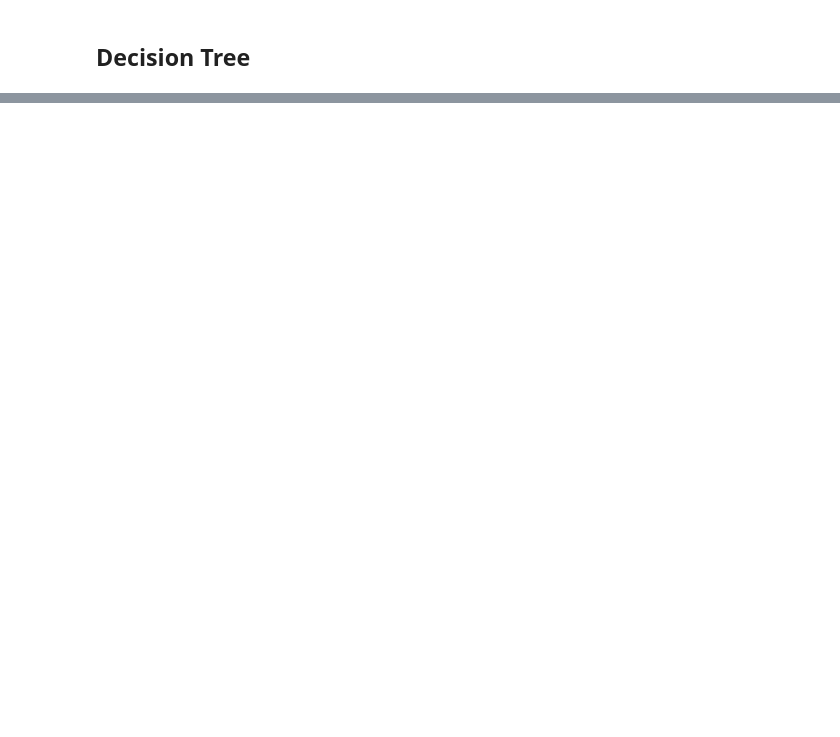
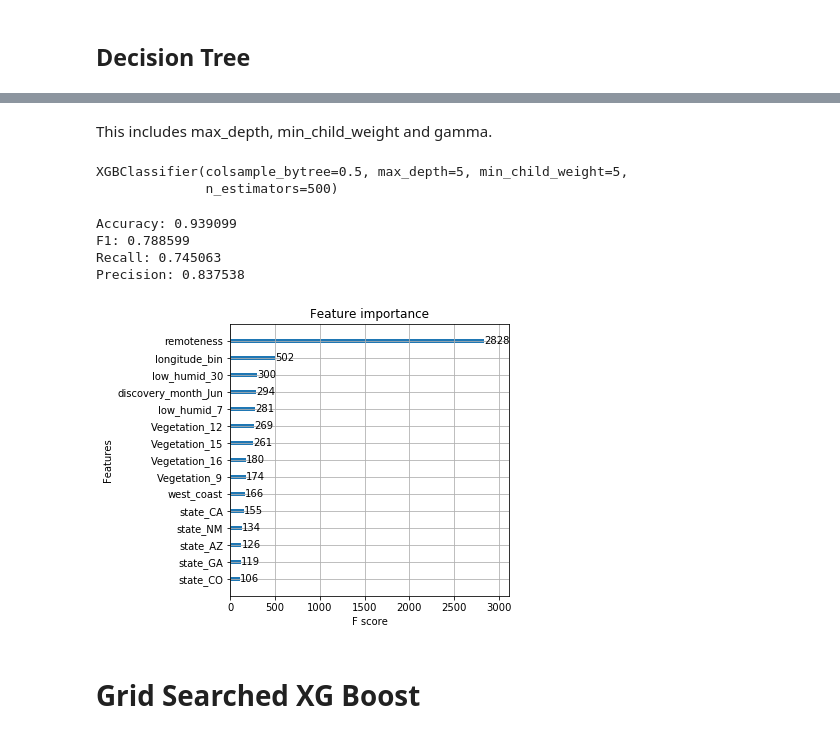
Before and after one commit to fernandez-justin/Forest_Fire_Classification, a Jupyter notebook: justin_model.ipynb, the cells around one changed output, grey strips where cells are left out. Saved outputs shown, nothing was run; the diff lists cells and outputs as text; code cells hidden in the pictures; blank space fills up the shorter version.

```diff
--- a/justin_model.ipynb
+++ b/justin_model.ipynb
@@ -364,17 +406,17 @@ list(selected_wrapper)
 ## Logistic Regression
 # %%
 param_grid = {
-    'penalty': ['l1','l2'],
-    'C': [1e9, 1, 100, 10000],
-    'class_weight': ['balanced','auto'],
+    'penalty': ['l2'],
+    'C': [0.1,0.05,],
+    'max_iter':[1000]
 }
 # %%
 grid_log=GridSearchCV(LogisticRegression(),
                          param_grid,
-                         cv=5,
+                         cv=10,
                          scoring='f1',
                          verbose=1,
                          n_jobs=-1)
 
-grid_log.fit(X_train_upsample,y_train_upsample)
+grid_log.fit(X_train_selected,y_train_selected)
 # %% [output]
@@ -481,0 +542,39 @@ F1:0.739227010217681
+# %% [markdown]
+This includes max_depth, min_child_weight and gamma.
+# %%
+xg_clf = xgb.XGBClassifier(objective ='binary:logistic',
+                           colsample_bytree = 0.5,
+                           min_child_weight = 5,
+                           learning_rate = 0.1,
+                           max_depth = 5,
+                           n_estimators = 500)
+# %%
+xg_clf.fit(X_train_selected,y_train_selected)
+# %% [output]
+XGBClassifier(colsample_bytree=0.5, max_depth=5, min_child_weight=5,
+              n_estimators=500)
+# %%
+preds = xg_clf.predict(X_test_selected)
+
+test_f1 = f1_score(y_test_selected, preds)
+test_acc = accuracy_score(y_test_selected, preds)
+test_recall = recall_score(y_test_selected, preds)
+test_precision = precision_score(y_test_selected,preds)
+
+print("Accuracy: %f" % (test_acc))
+print("F1: %f" % (test_f1))
+print("Recall: %f" % (test_recall))
+print('Precision: %f' % (test_precision))
+# %% [output]
+Accuracy: 0.939099
+F1: 0.788599
+Recall: 0.745063
+Precision: 0.837538
+# %%
+xgb.plot_importance(xg_clf,max_num_features = 15)
+plt.rcParams['figure.figsize'] = [5, 5]
+plt.show()
+# %% [output]
+[figure, added]
+# %% [markdown]
+# Grid Searched XG Boost
```
Also changed, not shown: parts of 71 cells of this notebook.
